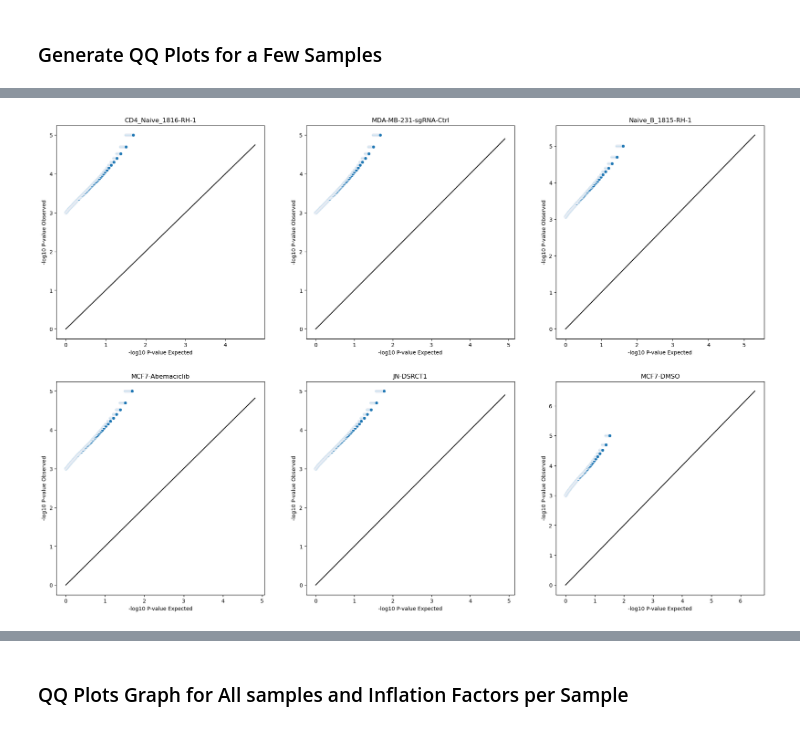
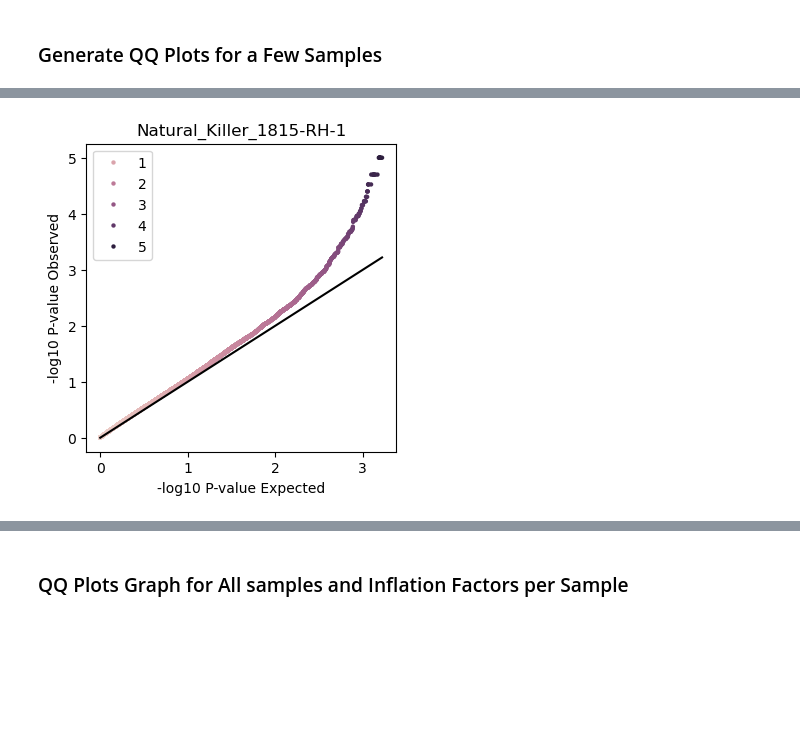
Before and after one commit to ay-lab-team/motif_pair_enrichment, a Jupyter notebook: workflow/scripts/summary/QQPlot_Analysis.ipynb, the cells around one changed output, grey strips where cells are left out. Cells and saved outputs as stored; diff of their text form; code cells hidden in the pictures; blank space fills up the shorter version.

```diff
--- a/workflow/scripts/summary/QQPlot_Analysis.ipynb
+++ b/workflow/scripts/summary/QQPlot_Analysis.ipynb
@@ -2,6 +2,7 @@
 import os
 import itertools as it
 from collections import Counter
+import math
 
 import numpy as np
 import pandas as pd
@@ -24,7 +25,7 @@ if 'changed' not in globals():
     changed = 1
 
 # output directory for simulations
-mp_data_dir = 'results/motif_pairs/Motif_Pairs_100000_only_chr/'
+mp_data_dir = 'results/motif_pairs/chrom_correction_only/'
 # %% [markdown]
 ## Load all the sample groups
 # %%
@@ -350,0 +316,10 @@ def calculate_qqplot_df(pvals_df):
+# %%
+sample = complete_aplus_samples[0]
+
+# Load the data and generate qqplot data
+fn = os.path.join(mp_data_dir, sample, 'P_values_agg.tsv')
+pvals_df = pd.read_table(fn)
+qqplot_df = calculate_qqplot_df(pvals_df)
+
+# remove inf
+qqplot_df = qqplot_df.loc[~qqplot_df.log10_pvalue.apply(math.isinf)]
@@ -351,29 +342,25 @@ def calculate_qqplot_df(pvals_df):
 # %%
-fig, axes  = plt.subplots(2, 3, figsize=(24, 16))
-axes = axes.flatten()
+# # calculate chi-squared scores
+# chisqvalues = []
+# for pvalue in qqplot_df['P-value']:
+#     chisqvalues.append(scipy.stats.chi2.ppf(1 - pvalue, 1))
+# median_chi = scipy.stats.chi2.ppf(0.5, 1)
+# median_obs = stats.median(chisqvalues)
+# print('GIF ' + sample + ' ' + str(median_obs / median_chi))
 
-for k, sample in enumerate(complete_aplus_samples[0:6]):
+fig, ax  = plt.subplots(figsize=(4,4))
 
-    # Load the data and generate qqplot data
-    fn = os.path.join(mp_data_dir, sample, 'P_values_agg.tsv')
-    pvals_df = pd.read_table(fn)
-    qqplot_df = calculate_qqplot_df(pvals_df)
+# Generate the qqplots
+period_num = sample.find('.', 2)
+graph_title = sample[:period_num]
 
-    # # calculate chi-squared scores
-    # chisqvalues = []
-    # for pvalue in qqplot_df['P-value']:
-    #     chisqvalues.append(scipy.stats.chi2.ppf(1 - pvalue, 1))
-    # median_chi = scipy.stats.chi2.ppf(0.5, 1)
-    # median_obs = stats.median(chisqvalues)
-    # print('GIF ' + sample + ' ' + str(median_obs / median_chi))
+p1 = sns.scatterplot(data=qqplot_df, x='log_unif', y='log10_pvalue', ax=ax,
+                     hue='log10_pvalue', linewidth=0, s=10, palette=sns.cubehelix_palette(as_cmap=True))
 
-    # Generate the qqplots
-    ax = axes[k]
-    period_num = sample.find('.', 2)
-    graph_title = sample[:period_num]
+# p1 = sns.scatterplot(data=qqplot_df.sample(1000, random_state=1), x='log_unif', y='log10_pvalue', ax=ax,
+#                      hue='log10_pvalue', palette=sns.cubehelix_palette(as_cmap=True))
 
-    p1 = sns.scatterplot(data=qqplot_df, x='log_unif', y='log10_pvalue', ax=ax)
-    p1.set(title=graph_title, xlabel='-log10 P-value Expected', ylabel='-log10 P-value Observed')
-    p2 = sns.lineplot(data=qqplot_df, x='log_unif', y='log_unif', color='black', ax=ax)
+p1.set(title=graph_title, xlabel='-log10 P-value Expected', ylabel='-log10 P-value Observed')
+p2 = sns.lineplot(data=qqplot_df, x='log_unif', y='log_unif', color='black', ax=ax)
 # %% [output]
-[figure, old version]
+[figure, new version]
```
Also changed, not shown: parts of 10 cells of this notebook, 11 other files.
